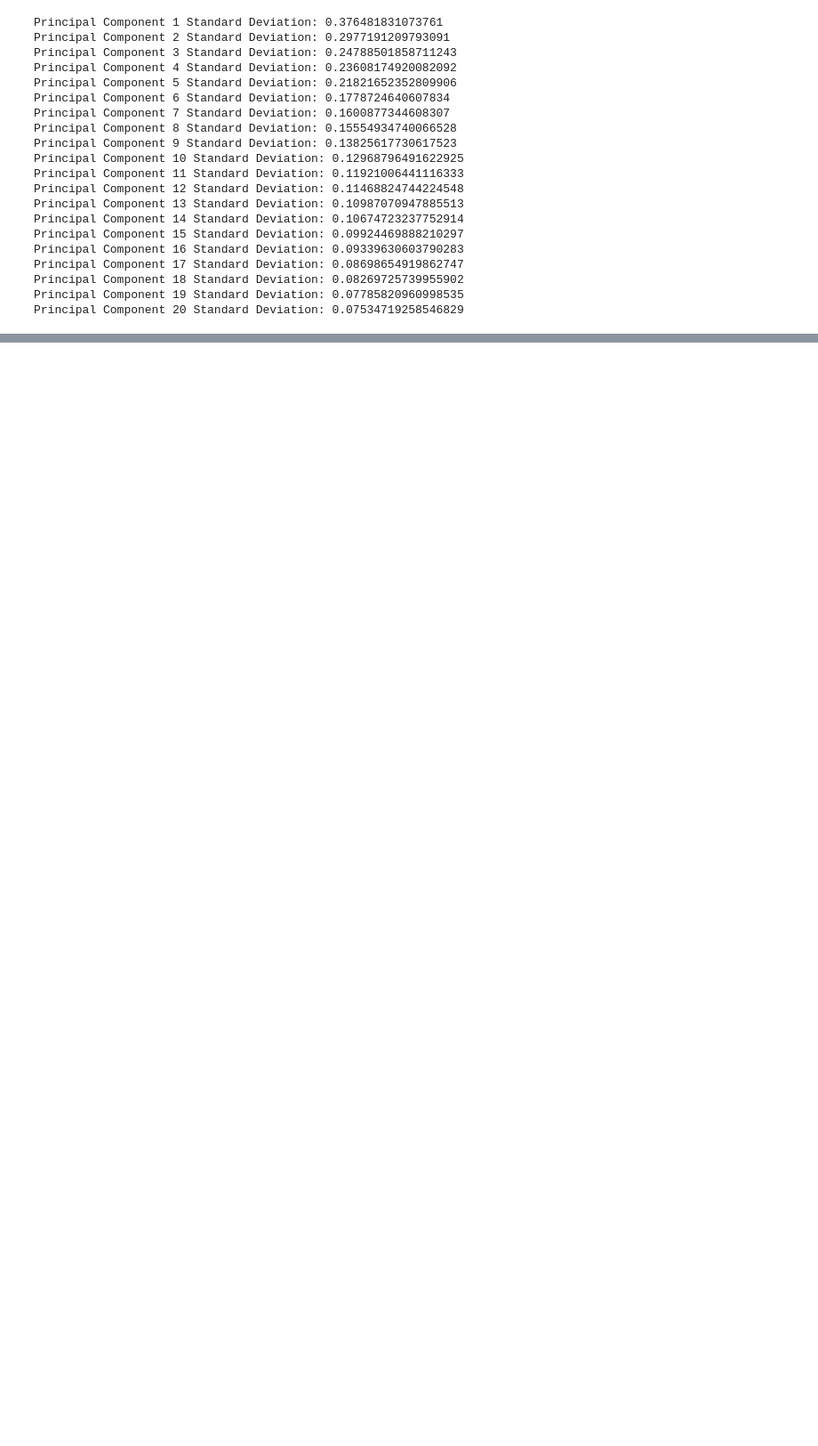
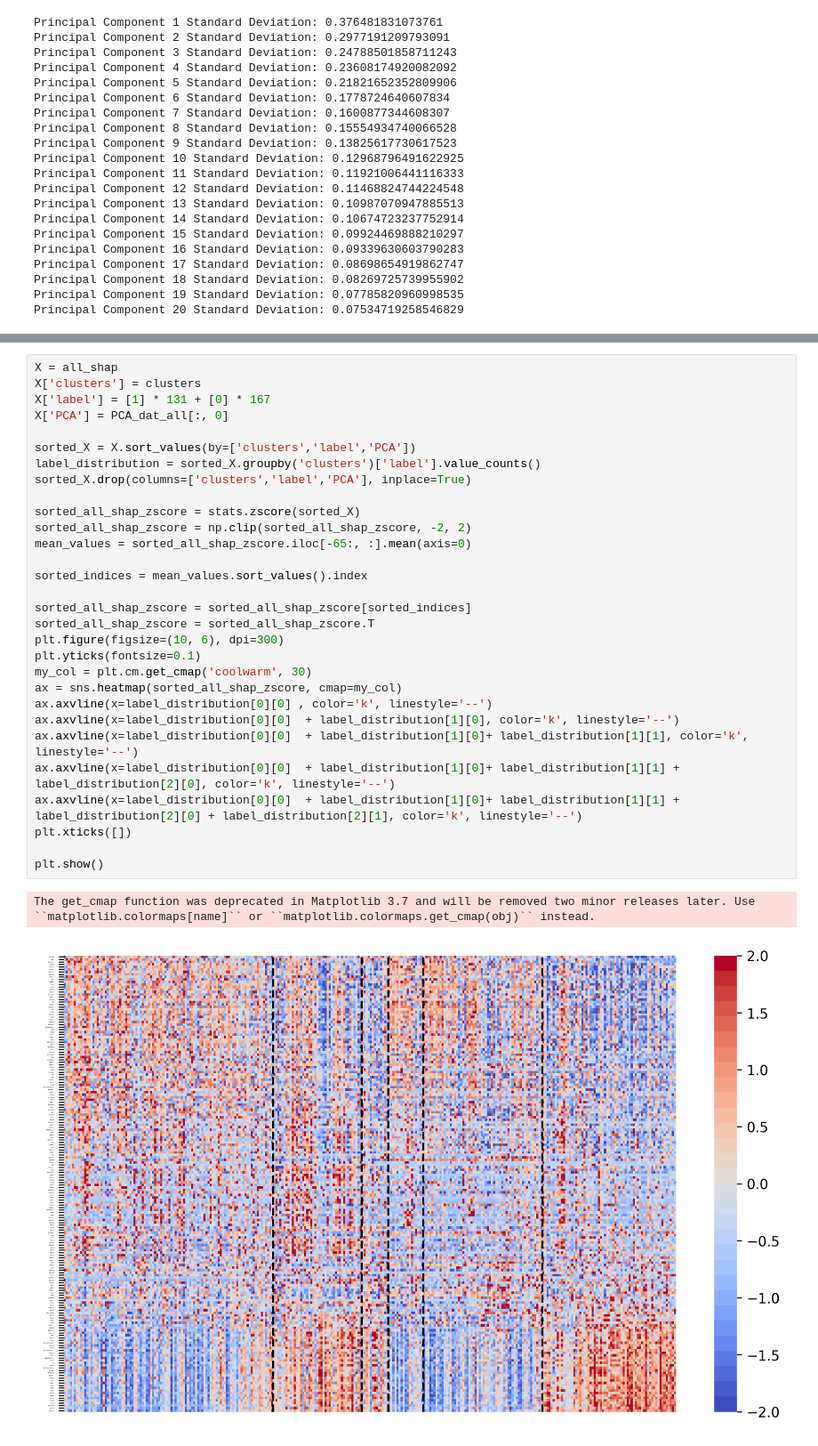
Before and after one commit to Tianyi-Shi-Tsukuba/Metastatic-Urothelial-Carcinoma-Clustering-SHAP, a Jupyter notebook: IMvigor210_SHAP_clustering.ipynb, the cells around one changed output, grey strips where cells are left out. Shown at 89% size. Cells and saved outputs as stored; diff of their text form; blank space fills up the shorter version.

Commit message:
Add files via upload
Add some functions

```diff
--- a/IMvigor210_SHAP_clustering.ipynb
+++ b/IMvigor210_SHAP_clustering.ipynb
@@ -265,0 +278,33 @@ plt.show()
+# %%
+X = all_shap
+X['clusters'] = clusters
+X['label'] = [1] * 131 + [0] * 167
+X['PCA'] = PCA_dat_all[:, 0]
+
+sorted_X = X.sort_values(by=['clusters','label','PCA'])
+label_distribution = sorted_X.groupby('clusters')['label'].value_counts()
+sorted_X.drop(columns=['clusters','label','PCA'], inplace=True)
+
+sorted_all_shap_zscore = stats.zscore(sorted_X)
+sorted_all_shap_zscore = np.clip(sorted_all_shap_zscore, -2, 2)
+mean_values = sorted_all_shap_zscore.iloc[-65:, :].mean(axis=0)
+
+sorted_indices = mean_values.sort_values().index
+
+sorted_all_shap_zscore = sorted_all_shap_zscore[sorted_indices]
+sorted_all_shap_zscore = sorted_all_shap_zscore.T
+plt.figure(figsize=(10, 6), dpi=300)
+plt.yticks(fontsize=0.1)
+my_col = plt.cm.get_cmap('coolwarm', 30)
+ax = sns.heatmap(sorted_all_shap_zscore, cmap=my_col)
+ax.axvline(x=label_distribution[0][0] , color='k', linestyle='--')
+ax.axvline(x=label_distribution[0][0]  + label_distribution[1][0], color='k', linestyle='--')
+ax.axvline(x=label_distribution[0][0]  + label_distribution[1][0]+ label_distribution[1][1], color='k', linestyle='--')
+ax.axvline(x=label_distribution[0][0]  + label_distribution[1][0]+ label_distribution[1][1] + label_distribution[2][0], color='k', linestyle='--')
+ax.axvline(x=label_distribution[0][0]  + label_distribution[1][0]+ label_distribution[1][1] + label_distribution[2][0] + label_distribution[2][1], color='k', linestyle='--')
+plt.xticks([])
+
+plt.show()
+# %% [output]
+The get_cmap function was deprecated in Matplotlib 3.7 and will be removed two minor releases later. Use ``matplotlib.colormaps[name]`` or ``matplotlib.colormaps.get_cmap(obj)`` instead.
+[figure, added]
```
Also changed, not shown: parts of 4 cells of this notebook.
